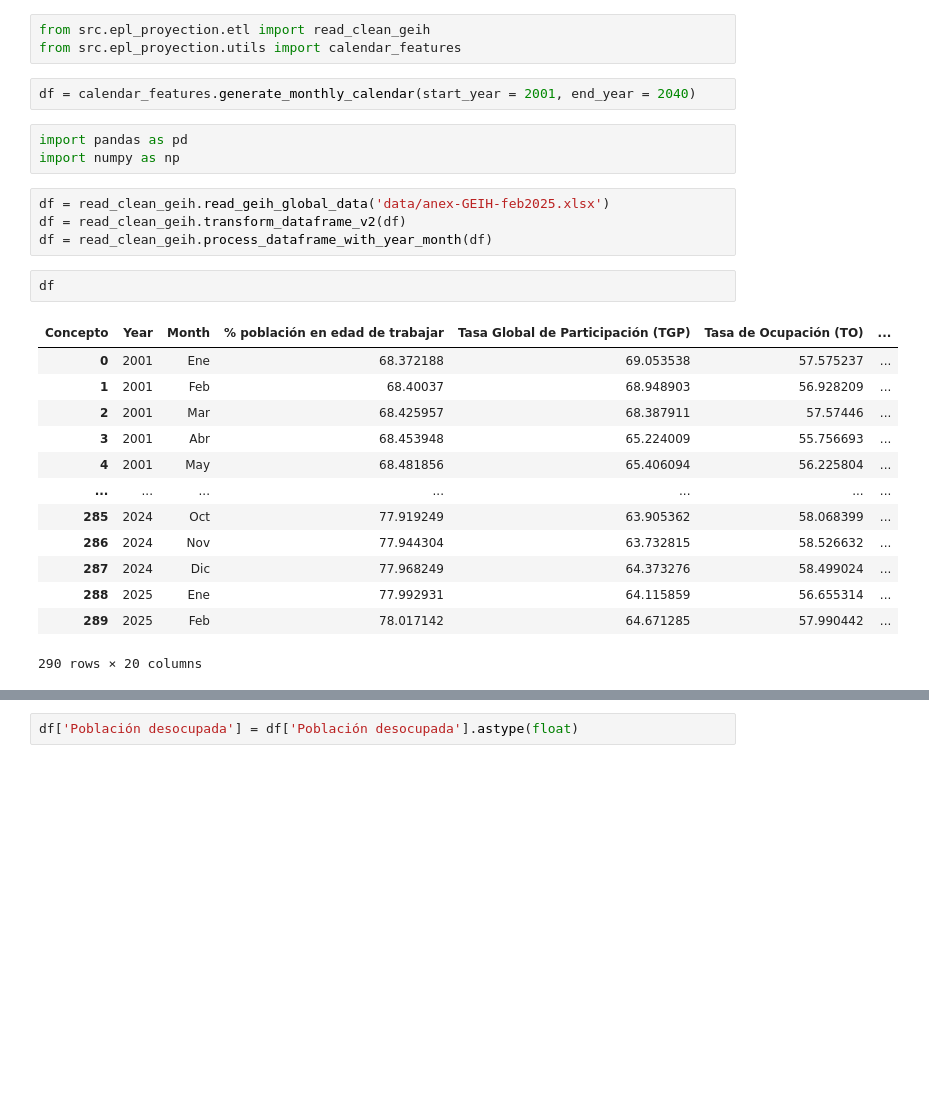
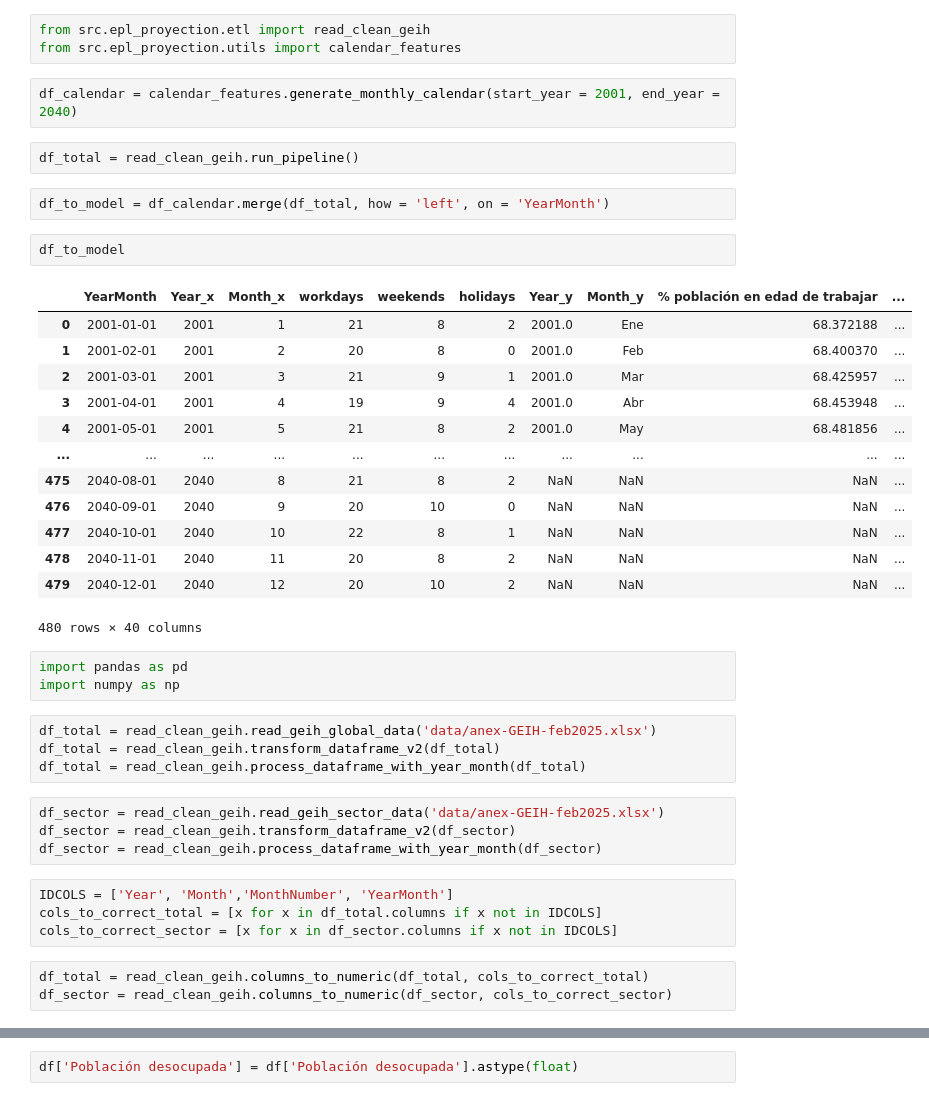
Before and after one commit to dpr3619/eap_proyection, a Jupyter notebook: notebook_development.ipynb, the cells around one changed output, grey strips where cells are left out. Cells and saved outputs as stored; diff of their text form; blank space fills up the shorter version.

Commit message:
adjustments in run_pipeline

```diff
--- a/notebook_development.ipynb
+++ b/notebook_development.ipynb
@@ -2,27 +2,42 @@
 from src.epl_proyection.etl import read_clean_geih
 from src.epl_proyection.utils import calendar_features
 # %%
-df = calendar_features.generate_monthly_calendar(start_year = 2001, end_year = 2040)
+df_calendar = calendar_features.generate_monthly_calendar(start_year = 2001, end_year = 2040)
+# %%
+df_total = read_clean_geih.run_pipeline()
+# %%
+df_to_model = df_calendar.merge(df_total, how = 'left', on = 'YearMonth')
+# %%
+df_to_model
+# %% [output]
+|  | YearMonth | Year_x | Month_x | workdays | weekends | holidays | Year_y | Month_y | % población en edad de trabajar | ... |
+| 0 | 2001-01-01 | 2001 | 1 | 21 | 8 | 2 | 2001.0 | Ene | 68.372188 | ... |
+| 1 | 2001-02-01 | 2001 | 2 | 20 | 8 | 0 | 2001.0 | Feb | 68.400370 | ... |
+| 2 | 2001-03-01 | 2001 | 3 | 21 | 9 | 1 | 2001.0 | Mar | 68.425957 | ... |
+| 3 | 2001-04-01 | 2001 | 4 | 19 | 9 | 4 | 2001.0 | Abr | 68.453948 | ... |
+| 4 | 2001-05-01 | 2001 | 5 | 21 | 8 | 2 | 2001.0 | May | 68.481856 | ... |
+| ... | ... | ... | ... | ... | ... | ... | ... | ... | ... | ... |
+| 475 | 2040-08-01 | 2040 | 8 | 21 | 8 | 2 | NaN | NaN | NaN | ... |
+| 476 | 2040-09-01 | 2040 | 9 | 20 | 10 | 0 | NaN | NaN | NaN | ... |
+| 477 | 2040-10-01 | 2040 | 10 | 22 | 8 | 1 | NaN | NaN | NaN | ... |
+| 478 | 2040-11-01 | 2040 | 11 | 20 | 8 | 2 | NaN | NaN | NaN | ... |
+| 479 | 2040-12-01 | 2040 | 12 | 20 | 10 | 2 | NaN | NaN | NaN | ... |
+480 rows × 40 columns
 # %%
 import pandas as pd
 import numpy as np
 # %%
-df = read_clean_geih.read_geih_global_data('data/anex-GEIH-feb2025.xlsx')
-df = read_clean_geih.transform_dataframe_v2(df)
-df = read_clean_geih.process_dataframe_with_year_month(df)
+df_total = read_clean_geih.read_geih_global_data('data/anex-GEIH-feb2025.xlsx')
+df_total = read_clean_geih.transform_dataframe_v2(df_total)
+df_total = read_clean_geih.process_dataframe_with_year_month(df_total)
 # %%
-df
+df_sector = read_clean_geih.read_geih_sector_data('data/anex-GEIH-feb2025.xlsx')
+df_sector = read_clean_geih.transform_dataframe_v2(df_sector)
+df_sector = read_clean_geih.process_dataframe_with_year_month(df_sector)
-# %% [output]
-| Concepto | Year | Month | % población en edad de trabajar | Tasa Global de Participación (TGP) | Tasa de Ocupación (TO) | ... |
-| 0 | 2001 | Ene | 68.372188 | 69.053538 | 57.575237 | ... |
-| 1 | 2001 | Feb | 68.40037 | 68.948903 | 56.928209 | ... |
-| 2 | 2001 | Mar | 68.425957 | 68.387911 | 57.57446 | ... |
-| 3 | 2001 | Abr | 68.453948 | 65.224009 | 55.756693 | ... |
-| 4 | 2001 | May | 68.481856 | 65.406094 | 56.225804 | ... |
-| ... | ... | ... | ... | ... | ... | ... |
-| 285 | 2024 | Oct | 77.919249 | 63.905362 | 58.068399 | ... |
-| 286 | 2024 | Nov | 77.944304 | 63.732815 | 58.526632 | ... |
-| 287 | 2024 | Dic | 77.968249 | 64.373276 | 58.499024 | ... |
-| 288 | 2025 | Ene | 77.992931 | 64.115859 | 56.655314 | ... |
-| 289 | 2025 | Feb | 78.017142 | 64.671285 | 57.990442 | ... |
-290 rows × 20 columns
+# %%
+IDCOLS = ['Year', 'Month','MonthNumber', 'YearMonth']
+cols_to_correct_total = [x for x in df_total.columns if x not in IDCOLS]
+cols_to_correct_sector = [x for x in df_sector.columns if x not in IDCOLS]
+# %%
+df_total = read_clean_geih.columns_to_numeric(df_total, cols_to_correct_total)
+df_sector = read_clean_geih.columns_to_numeric(df_sector, cols_to_correct_sector)
```
Also changed, not shown: parts of 5 cells of this notebook, 2 other files.
